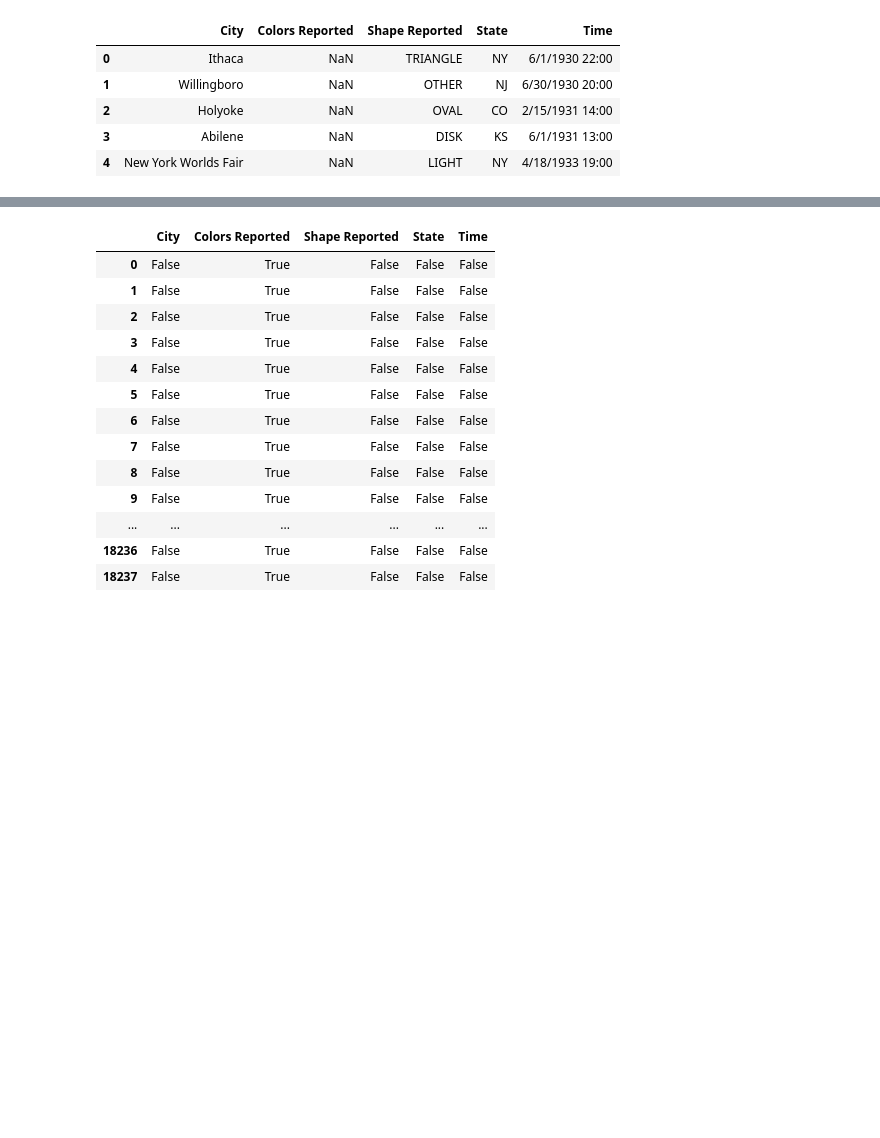
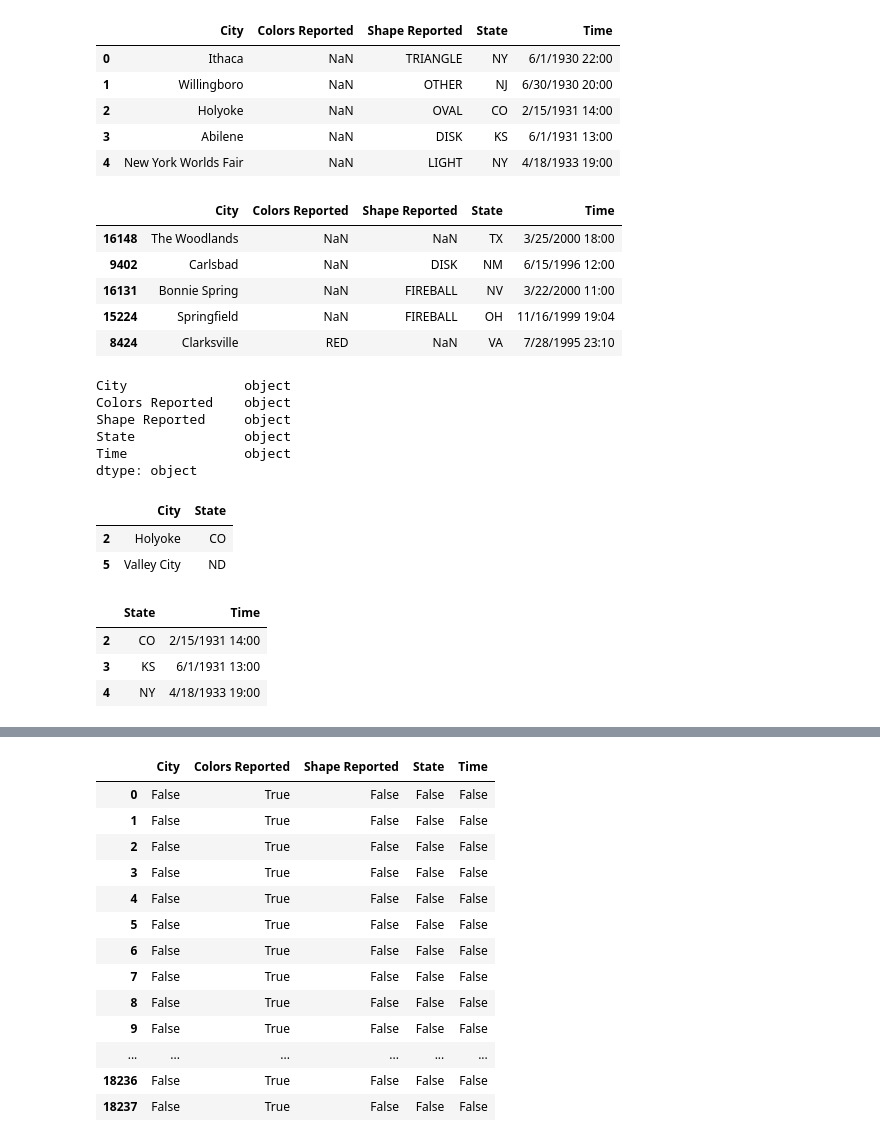
Before and after one commit to wasiwenwen/python-code, a Jupyter notebook: TA practice0329.ipynb, the cells around one changed output, grey strips where cells are left out. Cells and saved outputs as stored; diff of their text form; code cells hidden in the pictures; blank space fills up the shorter version.

```diff
--- a/TA practice0329.ipynb
+++ b/TA practice0329.ipynb
@@ -10,3 +14,34 @@ ufo.head()
 | 2 | Holyoke | NaN | OVAL | CO | 2/15/1931 14:00 |
 | 3 | Abilene | NaN | DISK | KS | 6/1/1931 13:00 |
 | 4 | New York Worlds Fair | NaN | LIGHT | NY | 4/18/1933 19:00 |
+# %%
+ufo.sample(5) #隨機選五個出來看
+# %% [output]
+|  | City | Colors Reported | Shape Reported | State | Time |
+| 16148 | The Woodlands | NaN | NaN | TX | 3/25/2000 18:00 |
+| 9402 | Carlsbad | NaN | DISK | NM | 6/15/1996 12:00 |
+| 16131 | Bonnie Spring | NaN | FIREBALL | NV | 3/22/2000 11:00 |
+| 15224 | Springfield | NaN | FIREBALL | OH | 11/16/1999 19:04 |
+| 8424 | Clarksville | RED | NaN | VA | 7/28/1995 23:10 |
+# %%
+ufo.dtypes #看每一行的資料型態
+# %% [output]
+City               object
+Colors Reported    object
+Shape Reported     object
+State              object
+Time               object
+dtype: object
+# %%
+ufo.loc[[2,5],['City','State']] #loc是給他index他就會吐出值，iloc是給他位置(第幾行第幾列)
+# %% [output]
+|  | City | State |
+| 2 | Holyoke | CO |
+| 5 | Valley City | ND |
+# %%
+ufo.iloc[2:5,3:5]
+# %% [output]
+|  | State | Time |
+| 2 | CO | 2/15/1931 14:00 |
+| 3 | KS | 6/1/1931 13:00 |
+| 4 | NY | 4/18/1933 19:00 |
```
Also changed, not shown: parts of 4 cells of this notebook.
